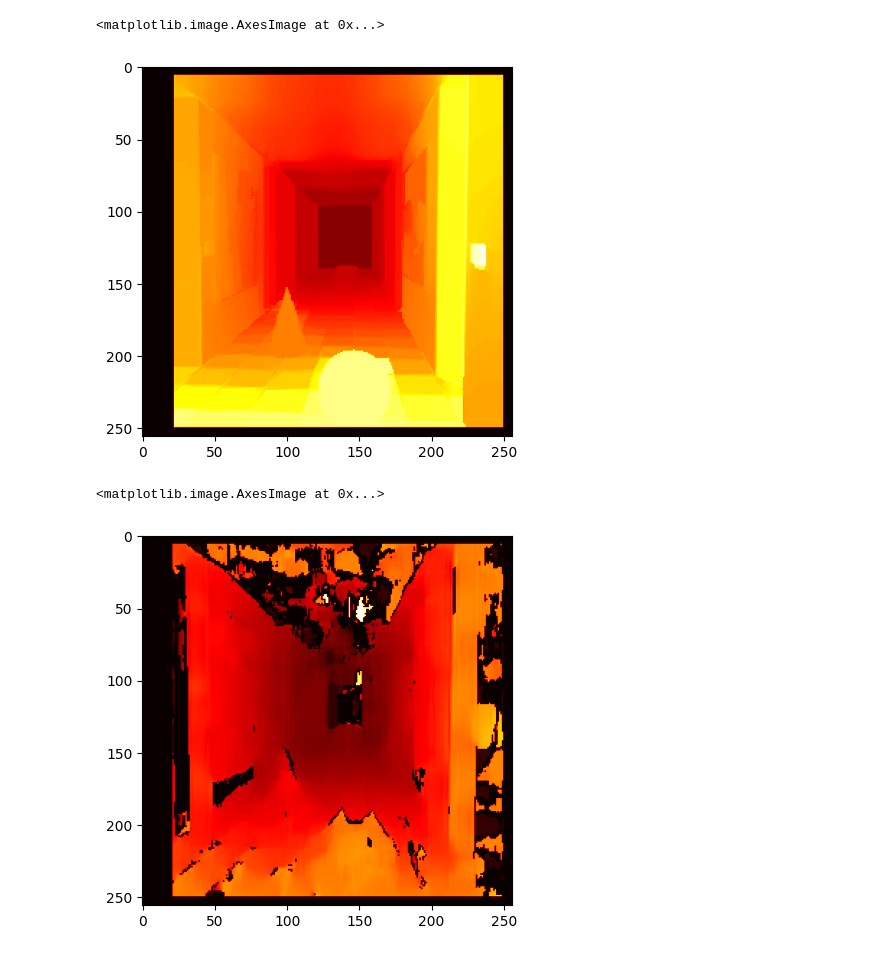
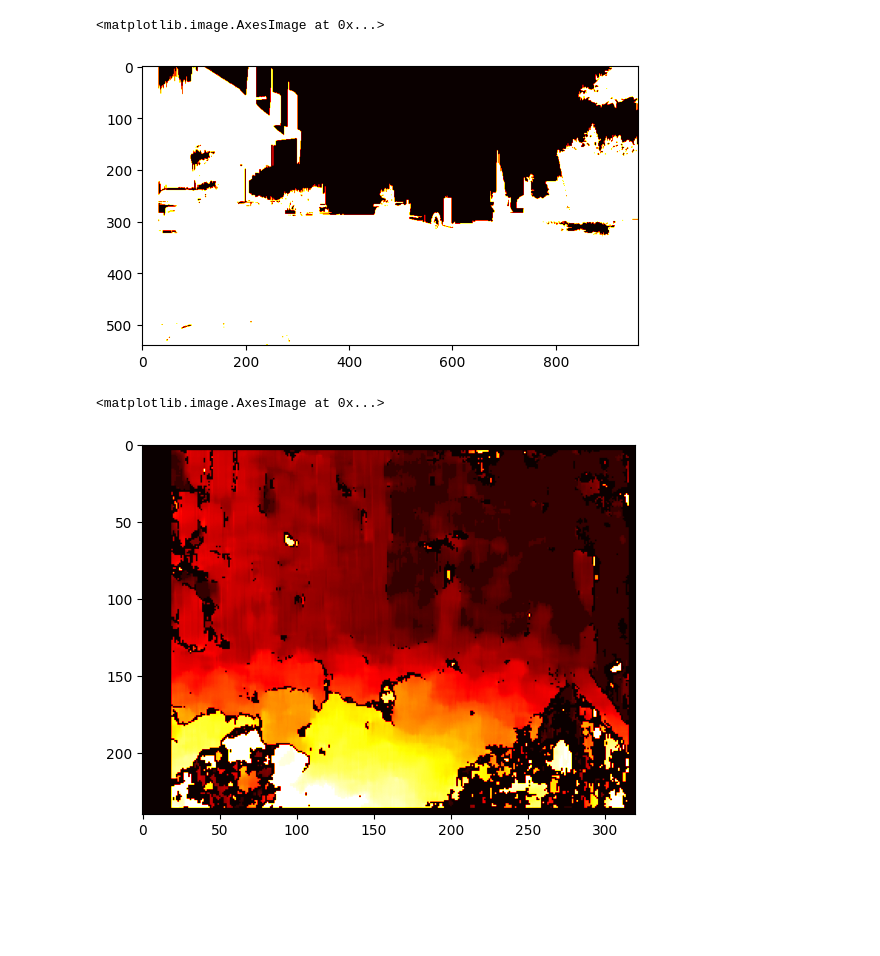
Before and after one commit to yklInverted/AI6121-CV-StereoMatching, a Jupyter notebook: stereoSGBM.ipynb, the cells around one changed output. Drawn from its saved outputs; the diff is of its cells as text; code cells hidden in the pictures; blank space fills up the shorter version.

```diff
--- a/stereoSGBM.ipynb
+++ b/stereoSGBM.ipynb
@@ -3,36 +3,36 @@ import cv2
 import numpy as np
 from matplotlib import pyplot as plt
 # %%
-left_image = cv2.imread('./images/corridorl.jpg', cv2.IMREAD_GRAYSCALE)
-right_image = cv2.imread('./images/corridorr.jpg', cv2.IMREAD_GRAYSCALE)
+left_image = cv2.imread('./images/0400.png', cv2.IMREAD_GRAYSCALE)
+right_image = cv2.imread('./images/04001.png', cv2.IMREAD_GRAYSCALE)
 left_image = np.uint8(left_image)
 right_image = np.uint8(right_image)
 
-wsize=13
-max_disp = 16
+wsize=100
+max_disp = 32
 sigma = 1.5
 lmbda = 8000.0
-left_matcher = cv2.StereoBM_create(max_disp, wsize);
+left_matcher = cv2.StereoSGBM_create(0, max_disp, wsize);
 right_matcher = cv2.ximgproc.createRightMatcher(left_matcher);
 left_disp = left_matcher.compute(left_image, right_image);
 right_disp = right_matcher.compute(right_image,left_image);
 
 # Now create DisparityWLSFilter
 wls_filter = cv2.ximgproc.createDisparityWLSFilter(left_matcher);
 wls_filter.setLambda(lmbda);
 wls_filter.setSigmaColor(sigma);
 filtered_disp = wls_filter.filter(left_disp, left_image, disparity_map_right=right_disp);
 plt.imshow(filtered_disp, cmap='hot')
 # %% [output]
 <matplotlib.image.AxesImage at 0x...>
-[figure, old version]
+[figure, new version]
 # %%
-left_image = cv2.imread('./images/corridorl.jpg', 0)
-right_image = cv2.imread('./images/corridorr.jpg', 0)
+left_image = cv2.imread('./images/triclopsi2l.jpg', 0)
+right_image = cv2.imread('./images/triclopsi2r.jpg', 0)
 left_image = np.uint8(left_image)
 right_image = np.uint8(right_image)
 
-wsize=13
+wsize=9
 max_disp = 16
 sigma = 1.5
 lmbda = 8000.0
@@ -44,4 +44,4 @@ left_disp = left_matcher.compute(left_image, right_image);
 plt.imshow(left_disp, cmap='hot')
 # %% [output]
 <matplotlib.image.AxesImage at 0x...>
-[figure, old version]
+[figure, new version]
```
Also changed, not shown: 16 other files.
